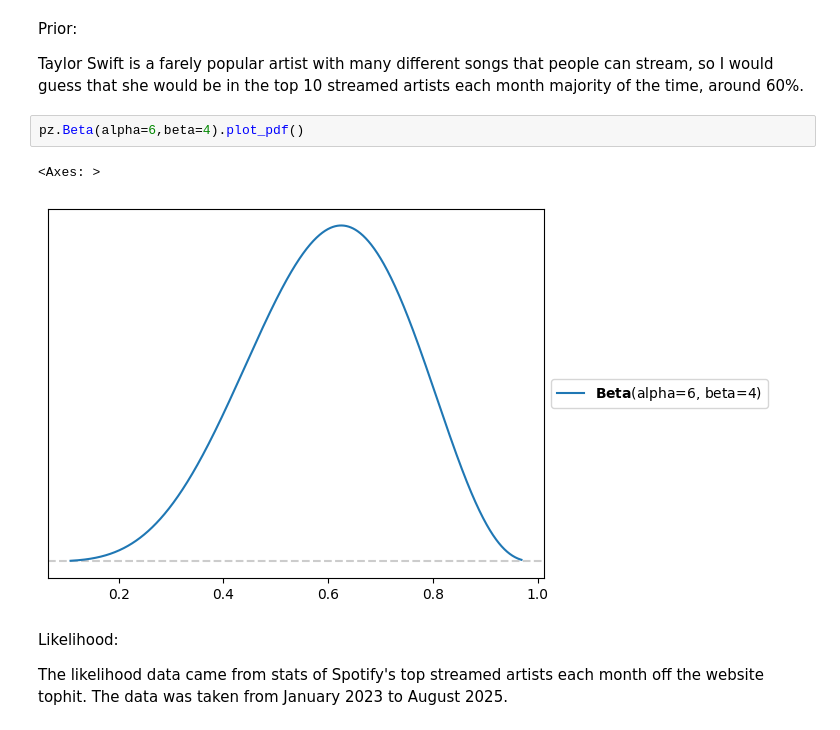
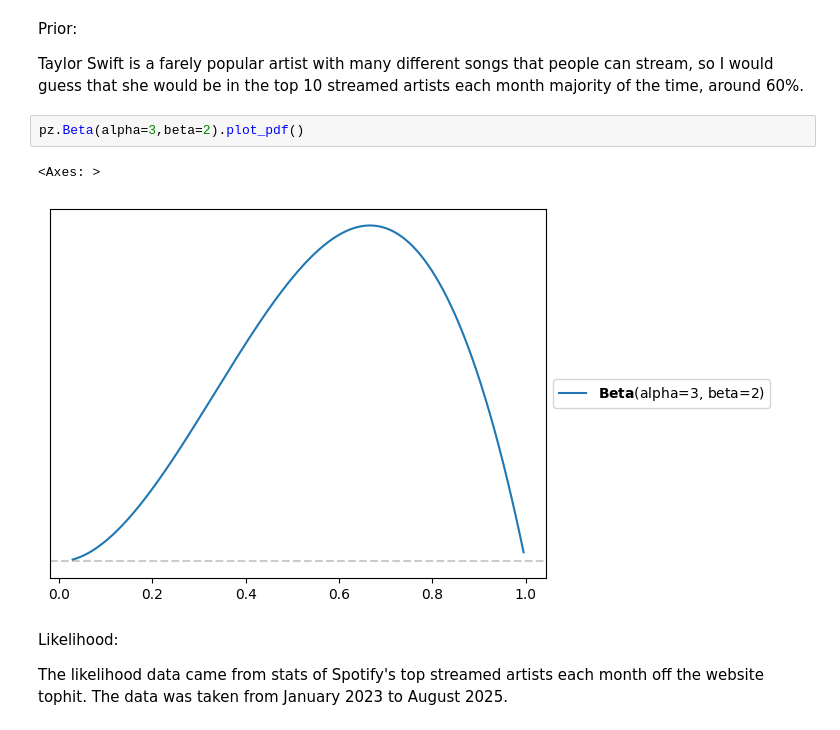
Before and after one commit to zoetice/data-science, a Jupyter notebook: Zoe_TiceU2proj.ipynb, the cells around one changed output. Cells and saved outputs as stored; diff of their text form.

```diff
--- a/Zoe_TiceU2proj.ipynb
+++ b/Zoe_TiceU2proj.ipynb
@@ -11,10 +11,10 @@ Prior:
 
 Taylor Swift is a farely popular artist with many different songs that people can stream, so I would guess that she would be in the top 10 streamed artists each month majority of the time, around 60%.
 # %%
-pz.Beta(alpha=6,beta=4).plot_pdf()
+pz.Beta(alpha=3,beta=2).plot_pdf()
 # %% [output]
 <Axes: >
-[figure, old version]
+[figure, new version]
 # %% [markdown]
 Likelihood:
 
```
Also changed, not shown: parts of 3 cells of this notebook.
